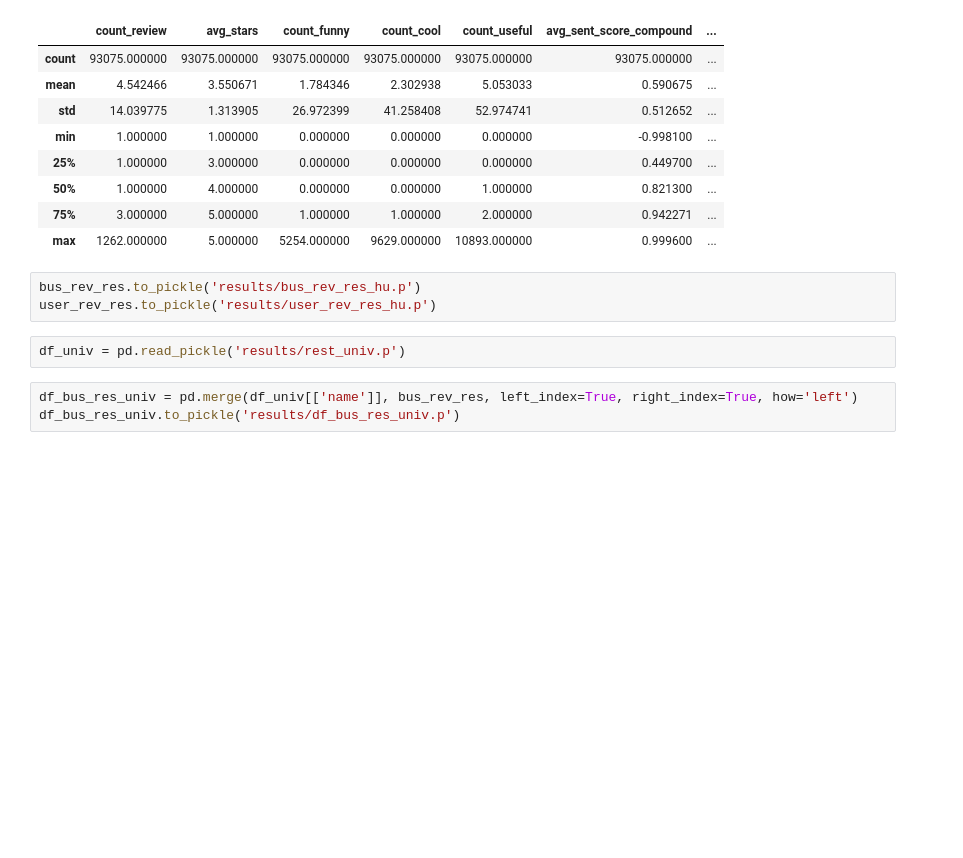
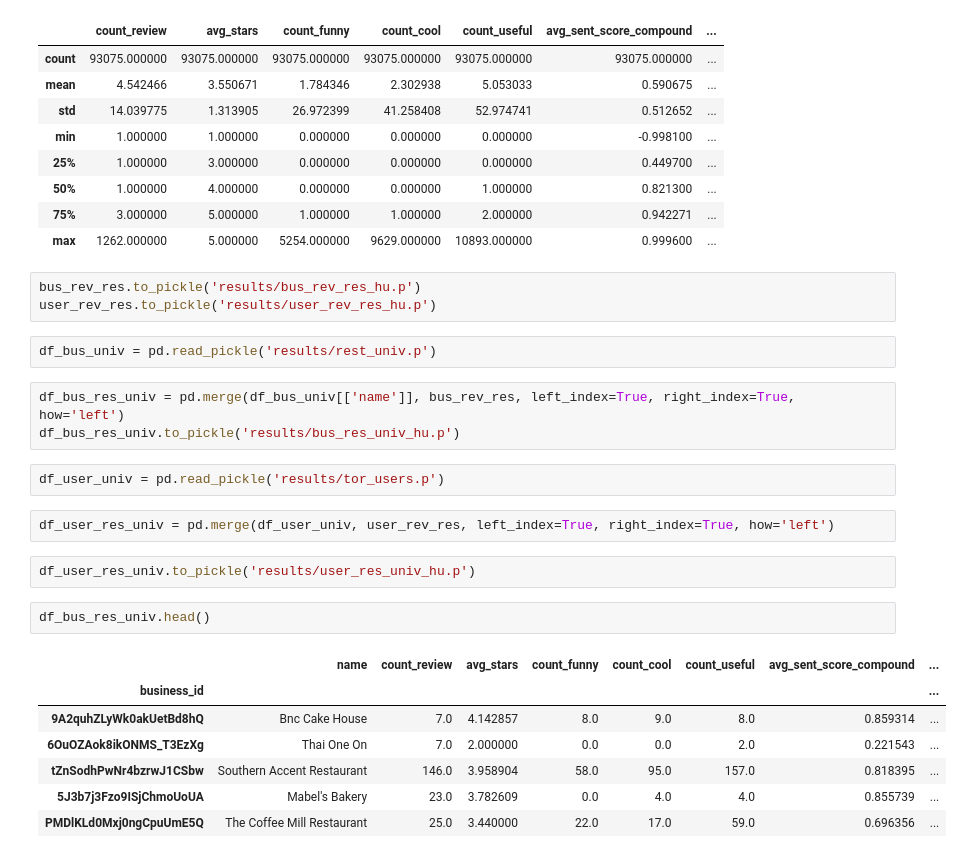
Before and after one commit to BingZou/ds1001_proj, a Jupyter notebook: NLP_features_HU.ipynb, the cells around one changed output. Cells and saved outputs as stored; diff of their text form; blank space fills up the shorter version.

Commit message:
change users universe

```diff
--- a/NLP_features_HU.ipynb
+++ b/NLP_features_HU.ipynb
@@ -175,7 +175,23 @@ user_rev_res.describe()
 bus_rev_res.to_pickle('results/bus_rev_res_hu.p')
 user_rev_res.to_pickle('results/user_rev_res_hu.p')
 # %%
-df_univ = pd.read_pickle('results/rest_univ.p')
+df_bus_univ = pd.read_pickle('results/rest_univ.p')
 # %%
-df_bus_res_univ = pd.merge(df_univ[['name']], bus_rev_res, left_index=True, right_index=True, how='left')
-df_bus_res_univ.to_pickle('results/df_bus_res_univ.p')
+df_bus_res_univ = pd.merge(df_bus_univ[['name']], bus_rev_res, left_index=True, right_index=True, how='left')
+df_bus_res_univ.to_pickle('results/bus_res_univ_hu.p')
+# %%
+df_user_univ = pd.read_pickle('results/tor_users.p')
+# %%
+df_user_res_univ = pd.merge(df_user_univ, user_rev_res, left_index=True, right_index=True, how='left')
+# %%
+df_user_res_univ.to_pickle('results/user_res_univ_hu.p')
+# %%
+df_bus_res_univ.head()
+# %% [output]
+|  | name | count_review | avg_stars | count_funny | count_cool | count_useful | avg_sent_score_compound | ... |
+| business_id |  |  |  |  |  |  |  | ... |
+| 9A2quhZLyWk0akUetBd8hQ | Bnc Cake House | 7.0 | 4.142857 | 8.0 | 9.0 | 8.0 | 0.859314 | ... |
+| 6OuOZAok8ikONMS_T3EzXg | Thai One On | 7.0 | 2.000000 | 0.0 | 0.0 | 2.0 | 0.221543 | ... |
+| tZnSodhPwNr4bzrwJ1CSbw | Southern Accent Restaurant | 146.0 | 3.958904 | 58.0 | 95.0 | 157.0 | 0.818395 | ... |
+| 5J3b7j3Fzo9ISjChmoUoUA | Mabel's Bakery | 23.0 | 3.782609 | 0.0 | 4.0 | 4.0 | 0.855739 | ... |
+| PMDlKLd0Mxj0ngCpuUmE5Q | The Coffee Mill Restaurant | 25.0 | 3.440000 | 22.0 | 17.0 | 59.0 | 0.696356 | ... |
```
Also changed, not shown: parts of 1 cell of this notebook.
